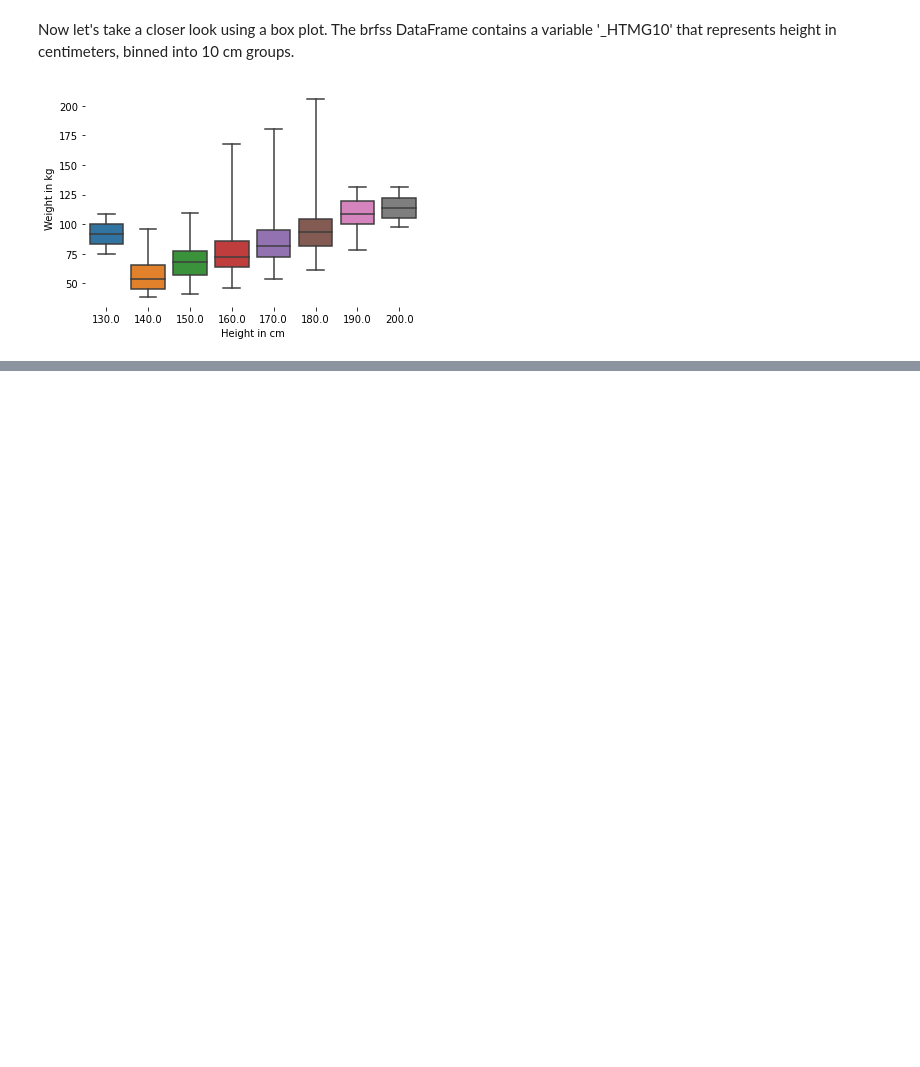
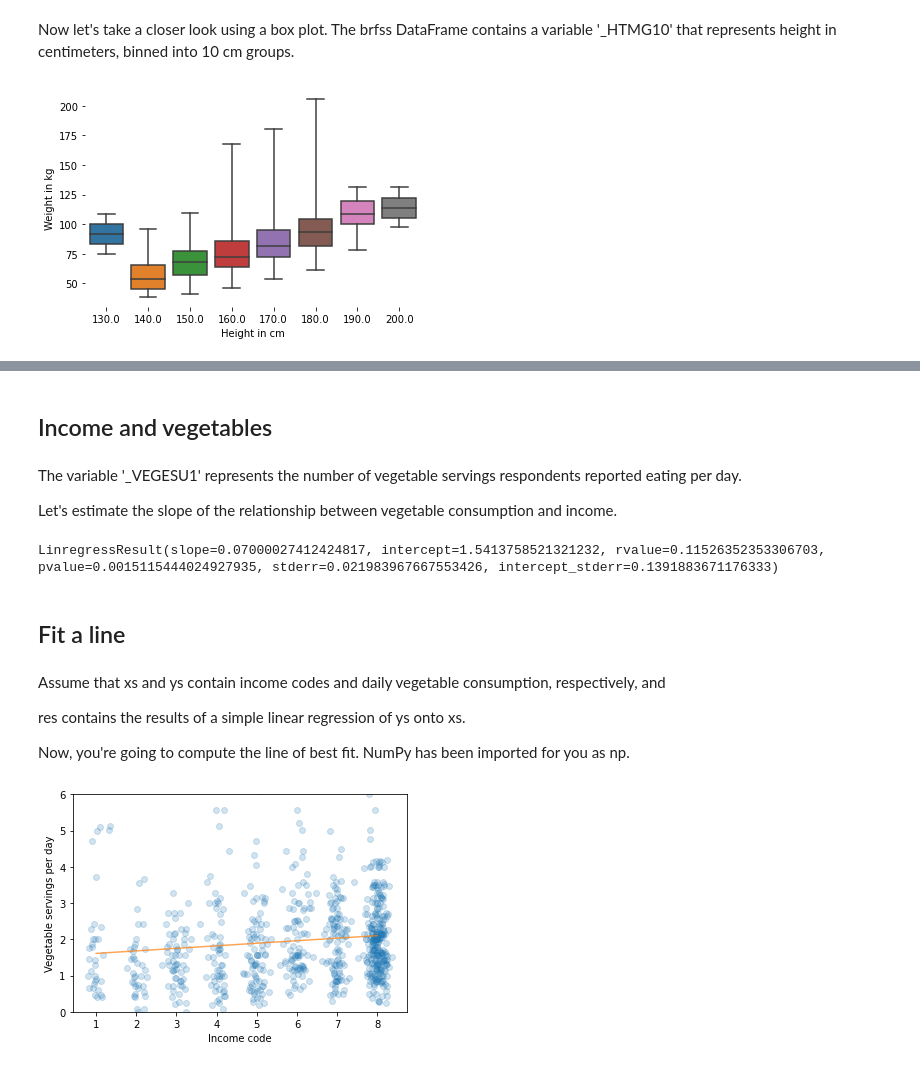
Before and after one commit to Mahnoor-Rana/Exploratory-Data-Analysis, a Jupyter notebook: Exploring Relationhip.ipynb, the cells around one changed output, grey strips where cells are left out. Drawn from its saved outputs; the diff is of its cells as text; code cells hidden in the pictures; blank space fills up the shorter version.

```diff
--- a/Exploring Relationhip.ipynb
+++ b/Exploring Relationhip.ipynb
@@ -139,0 +158,44 @@ plt.show()
+# %% [markdown]
+## Income and vegetables
+# %% [markdown]
+The variable '_VEGESU1' represents the number of vegetable servings respondents reported eating per day.
+
+Let's estimate the slope of the relationship between vegetable consumption and income.
+# %%
+from scipy.stats import linregress
+
+# Extract the variables
+subset = brfss.dropna(subset=['INCOME2', '_VEGESU1'])
+xs = subset['INCOME2']
+ys = subset['_VEGESU1']
+
+# Compute the linear regression
+res = linregress(xs, ys)
+print(res)
+# %% [output]
+LinregressResult(slope=0.07000027412424817, intercept=1.5413758521321232, rvalue=0.11526352353306703, pvalue=0.0015115444024927935, stderr=0.021983967667553426, intercept_stderr=0.1391883671176333)
+# %% [markdown]
+## Fit a line
+# %% [markdown]
+Assume that xs and ys contain income codes and daily vegetable consumption, respectively, and
+
+res contains the results of a simple linear regression of ys onto xs.
+
+Now, you're going to compute the line of best fit. NumPy has been imported for you as np.
+# %%
+# Plot the scatter plot
+plt.clf()
+x_jitter = xs + np.random.normal(0, 0.15, len(xs))
+plt.plot(x_jitter, ys, 'o', alpha=0.2)
+
+# Plot the line of best fit
+fx = np.array([xs.min(), xs.max()])
+fy = res.intercept + res.slope * fx
+plt.plot(fx, fy, '-', alpha=0.7)
+
+plt.xlabel('Income code')
+plt.ylabel('Vegetable servings per day')
+plt.ylim([0, 6])
+plt.show()
+# %% [output]
+[figure, added]
```
Also changed, not shown: parts of 15 cells of this notebook.
